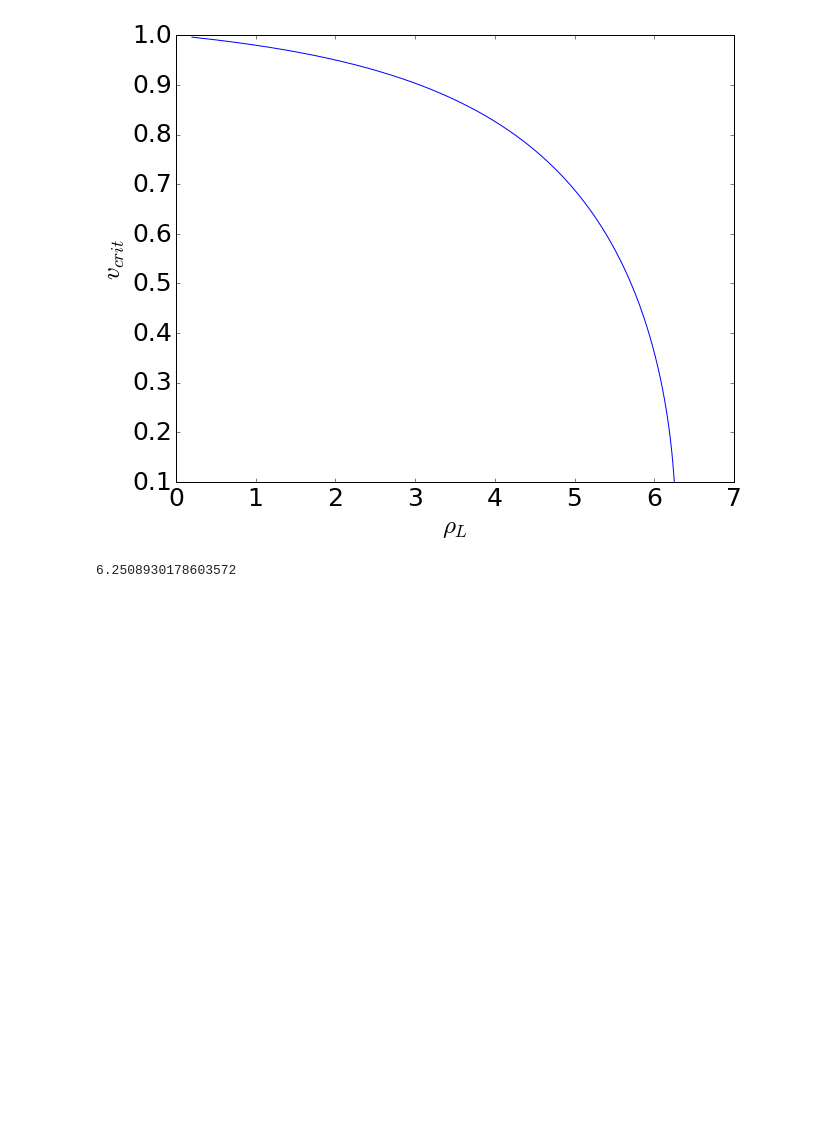
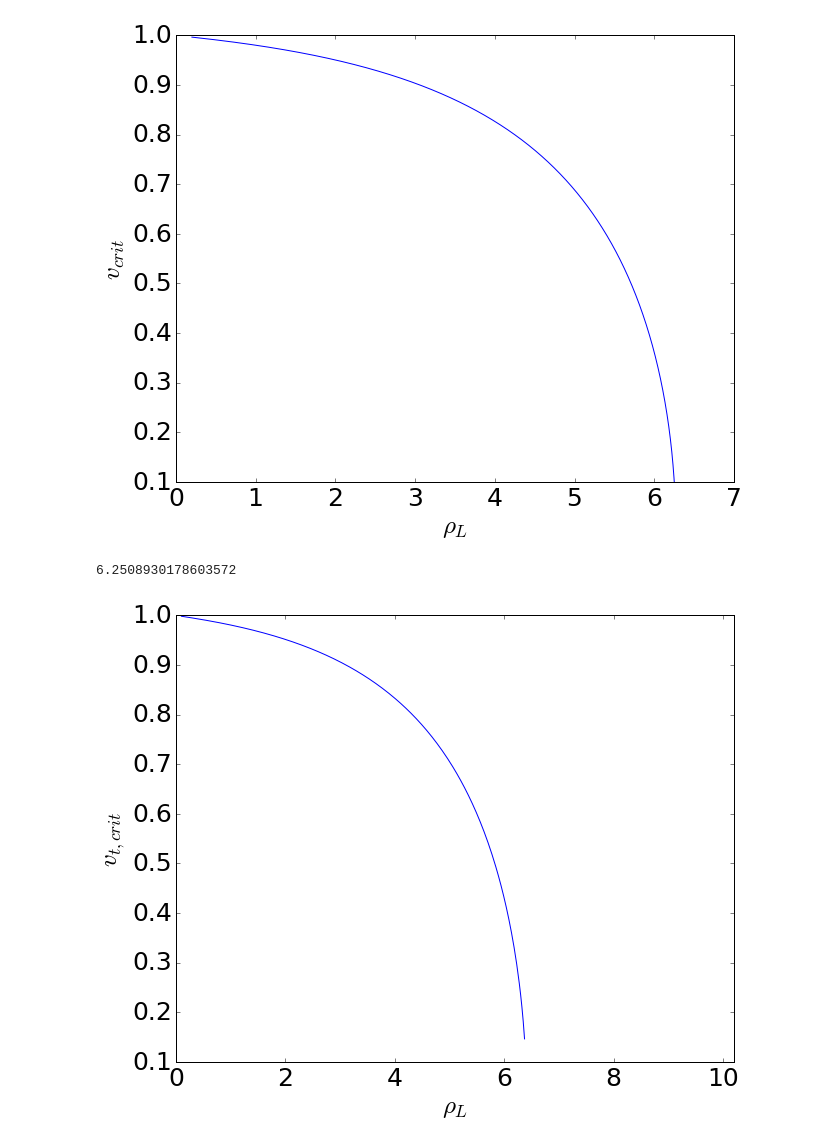
Before and after one commit to harpolea/r3d2, a Jupyter notebook: find_vt.ipynb, the cells around one changed output. Drawn from its saved outputs; the diff is of its cells as text; code cells hidden in the pictures; blank space fills up the shorter version.

```diff
--- a/find_vt.ipynb
+++ b/find_vt.ipynb
@@ -102,3 +106,45 @@ plt.show()
 rhoLs[len(vts)-1]
 # %% [output]
 6.2508930178603572
+# %%
+# rho, v, vt, eps, eos
+
+eos_reactive = eos_defns.eos_gamma_law_react(5.0/3.0, 0.1, 1.0, 1.0, eos)
+#U_reactive = State(5.0, 0.0, vt, 2.1, eos_reactive)
+#U_burnt = State(0.5, 0.5, 0.0, 2.0, eos)
+U_burnt = State(8, -0.2, 0.1, 2.5, eos)
+
+rhoLs = numpy.linspace(12.,0.1, num=500)
+
+min_vt = 0.1
+max_vt = 0.9999
+
+vts = []
+
+for rho in rhoLs:
+    try:
+        q_left = State(rho, 0.0, 0.0, 2.0, eos_reactive)
+        crit_vt = brentq(find_crit_vt, min_vt, max_vt, args=(q_left, U_burnt))
+    except (ValueError, FloatingPointError):
+        # at this point, the left density is high enough that we begin with a detonation so no transition
+        try:
+            crit_vt = brentq(find_crit_vt_det, min_vt, max_vt, args=(q_left, U_burnt))
+        except Exception:
+            crit_vt = numpy.nan
+    vts.append(crit_vt)
+# %%
+plt.plot(rhoLs[:len(vts)], vts)
+plt.xlabel(r'$\rho_L$')
+plt.ylabel(r'$v_{t,crit}$')
+plt.ylim([0.1, None])
+plt.xlim([0., 10.2])
+
+to_save = False
+
+outfile = "../Writing/figures/vt_crit"
+if to_save:
+    plt.savefig(outfile)
+
+plt.show()
+# %% [output]
+[figure, added]
```
Also changed, not shown: parts of 6 cells of this notebook, 1 other file.
